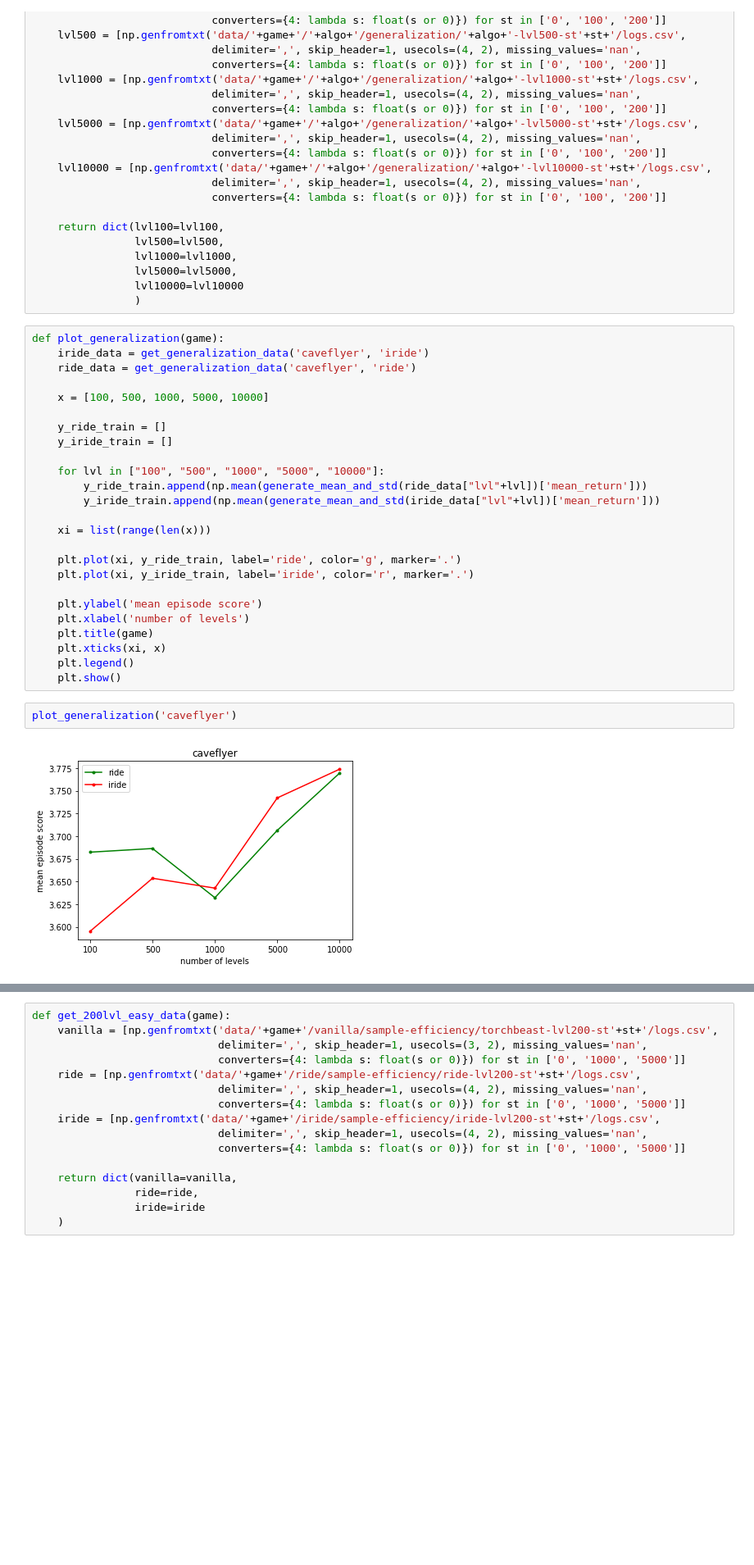
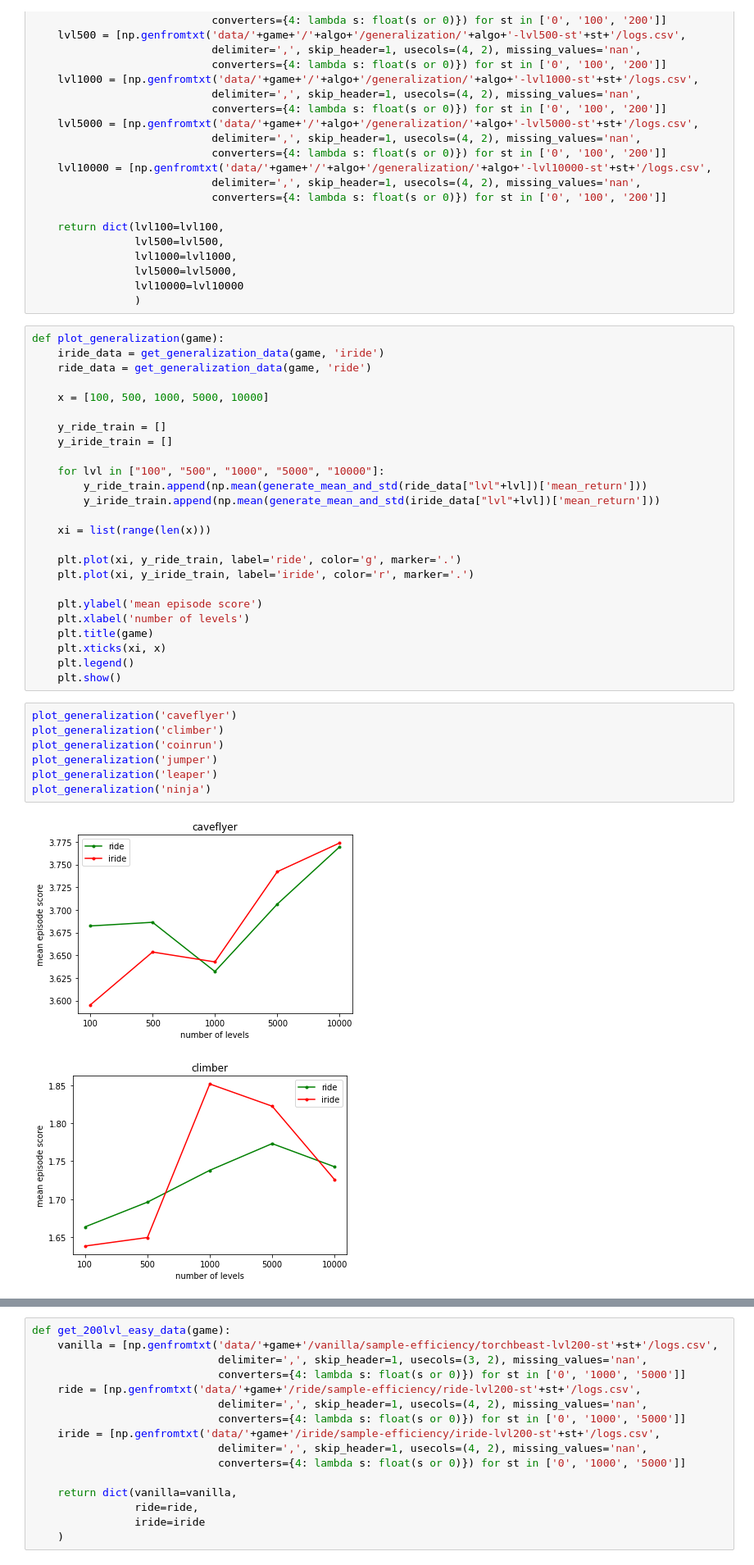
Before and after one commit to shizhec/Indicated-Impact-Driven-Exploration, a Jupyter notebook: plot.ipynb, the cells around one changed output, grey strips where cells are left out. Shown: that part at 82% size. Saved outputs shown, nothing was run; the diff lists cells and outputs as text; blank space fills up the shorter version.

Commit message:
add coinrun generalization testing script

```diff
--- a/plot.ipynb
+++ b/plot.ipynb
@@ -195,8 +195,8 @@ def get_generalization_data(game, algo):
                 )
 # %%
 def plot_generalization(game):
-    iride_data = get_generalization_data('caveflyer', 'iride')
-    ride_data = get_generalization_data('caveflyer', 'ride')
+    iride_data = get_generalization_data(game, 'iride')
+    ride_data = get_generalization_data(game, 'ride')
 
     x = [100, 500, 1000, 5000, 10000]
 
@@ -218,7 +218,13 @@ def plot_generalization(game):
     plt.xticks(xi, x)
     plt.legend()
     plt.show()
-# %%
-plot_generalization('caveflyer')
-# %% [output]
-[figure, removed]
+# %%
+plot_generalization('caveflyer')
+plot_generalization('climber')
+plot_generalization('coinrun')
+plot_generalization('jumper')
+plot_generalization('leaper')
+plot_generalization('ninja')
+# %% [output]
+[figure, added]
+[figure, added]
```
Also changed, not shown: parts of 3 cells of this notebook, 16 other files.
